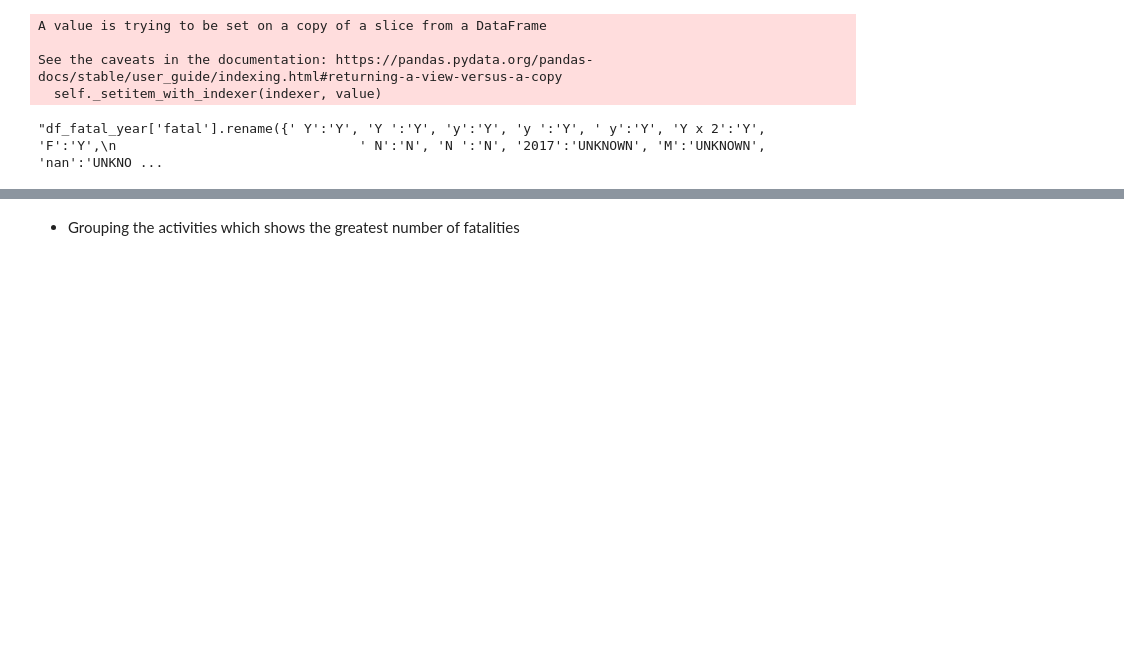
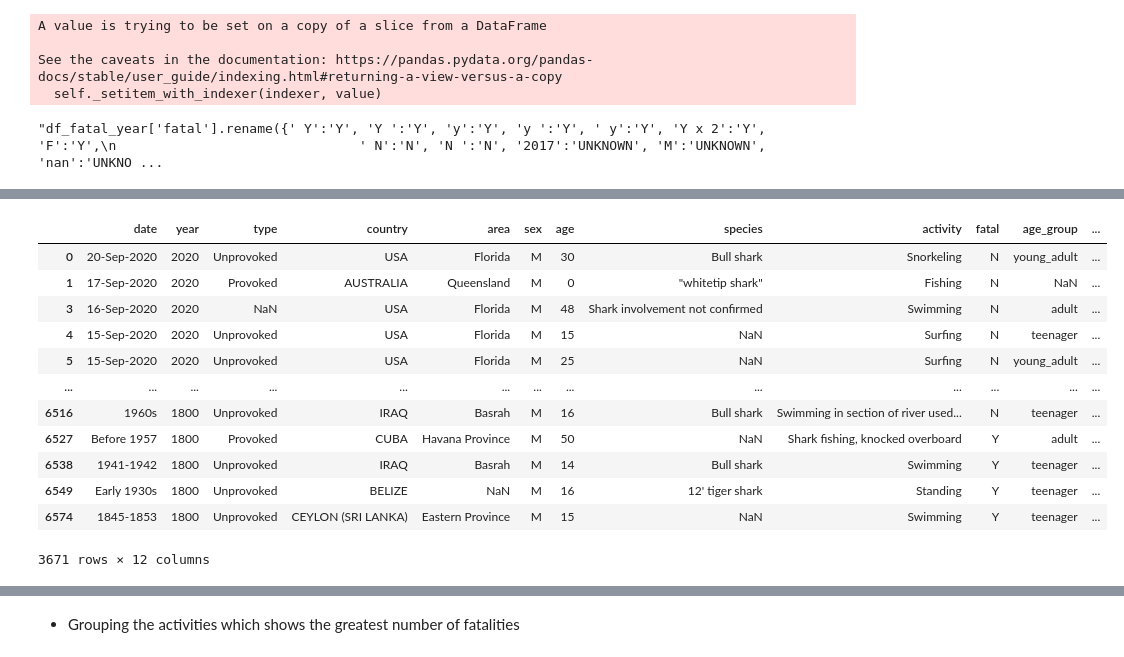
Before and after one commit to aldrey-baldovi/data-analysis-study, a Jupyter notebook: labs/module_1/week_8/project_shark_attacks/shark_attacks_project.ipynb, the cells around one changed output, grey strips where cells are left out. Cells and saved outputs as stored; diff of their text form; code cells hidden in the pictures; blank space fills up the shorter version.

Commit message:
feat(project2): Add Shark attacks project v3 week 8

```diff
--- a/labs/module_1/week_8/project_shark_attacks/shark_attacks_project.ipynb
+++ b/labs/module_1/week_8/project_shark_attacks/shark_attacks_project.ipynb
@@ -527,0 +688,21 @@ Name: year, dtype: int64]
+# %%
+def fix_age(x):
+    '''
+    Function to correct data from df['age']
+
+    This function takes the last numbers of the text
+    '''
+
+    pattern = '\d?\d$'
+
+    if x != x:
+        return '0'
+
+    if len(re.findall(pattern, x)) == 0:
+        return '0'
+
+    text = re.findall(pattern, x)[0]
+
+
+
+    return text
@@ -527,0 +731,4 @@ Name: year, dtype: int64]
+# %%
+# Applying the function fix_age in df_age['age']
+
+df_age['age'] = df_age['age'].apply(fix_age)
@@ -527,0 +750,2 @@ Name: year, dtype: int64]
+# %%
+df_age['age'] = df_age['age'].astype('int')
@@ -527,0 +769,4 @@ Name: year, dtype: int64]
+# %%
+# Defining age groups:
+df_age['age_group'] = pd.cut(df_age['age'],[0,12,17,32,55,200], labels = ['kids','teenager','young_adult','adult','older'])
+df_age.head()
@@ -527,0 +780,23 @@ Name: year, dtype: int64]
+# %%
+# Before century XIX : Verifying the number of fatal cases by age group
+df_age.loc[mask_BXIX,'century'] = 18
+df_age.loc[mask_XIX,'century'] = 19
+df_age.loc[mask_XX,'century'] = 20
+df_age.loc[mask_XXI,'century'] = 21
+
+
+df_age
+# %% [output]
+|  | date | year | type | country | area | sex | age | species | activity | fatal | age_group | ... |
+| 0 | 20-Sep-2020 | 2020 | Unprovoked | USA | Florida | M | 30 | Bull shark | Snorkeling | N | young_adult | ... |
+| 1 | 17-Sep-2020 | 2020 | Provoked | AUSTRALIA | Queensland | M | 0 | "whitetip shark" | Fishing | N | NaN | ... |
+| 3 | 16-Sep-2020 | 2020 | NaN | USA | Florida | M | 48 | Shark involvement not confirmed | Swimming | N | adult | ... |
+| 4 | 15-Sep-2020 | 2020 | Unprovoked | USA | Florida | M | 15 | NaN | Surfing | N | teenager | ... |
+| 5 | 15-Sep-2020 | 2020 | Unprovoked | USA | Florida | M | 25 | NaN | Surfing | N | young_adult | ... |
+| ... | ... | ... | ... | ... | ... | ... | ... | ... | ... | ... | ... | ... |
+| 6516 | 1960s | 1800 | Unprovoked | IRAQ | Basrah | M | 16 | Bull shark | Swimming in section of river used... | N | teenager | ... |
+| 6527 | Before 1957 | 1800 | Provoked | CUBA | Havana Province | M | 50 | NaN | Shark fishing, knocked overboard | Y | adult | ... |
+| 6538 | 1941-1942 | 1800 | Unprovoked | IRAQ | Basrah | M | 14 | Bull shark | Swimming | Y | teenager | ... |
+| 6549 | Early 1930s | 1800 | Unprovoked | BELIZE | NaN | M | 16 | 12' tiger shark | Standing | Y | teenager | ... |
+| 6574 | 1845-1853 | 1800 | Unprovoked | CEYLON (SRI LANKA) | Eastern Province | M | 15 | NaN | Swimming | Y | teenager | ... |
+3671 rows × 12 columns
```
Also changed, not shown: parts of 81 cells of this notebook.
